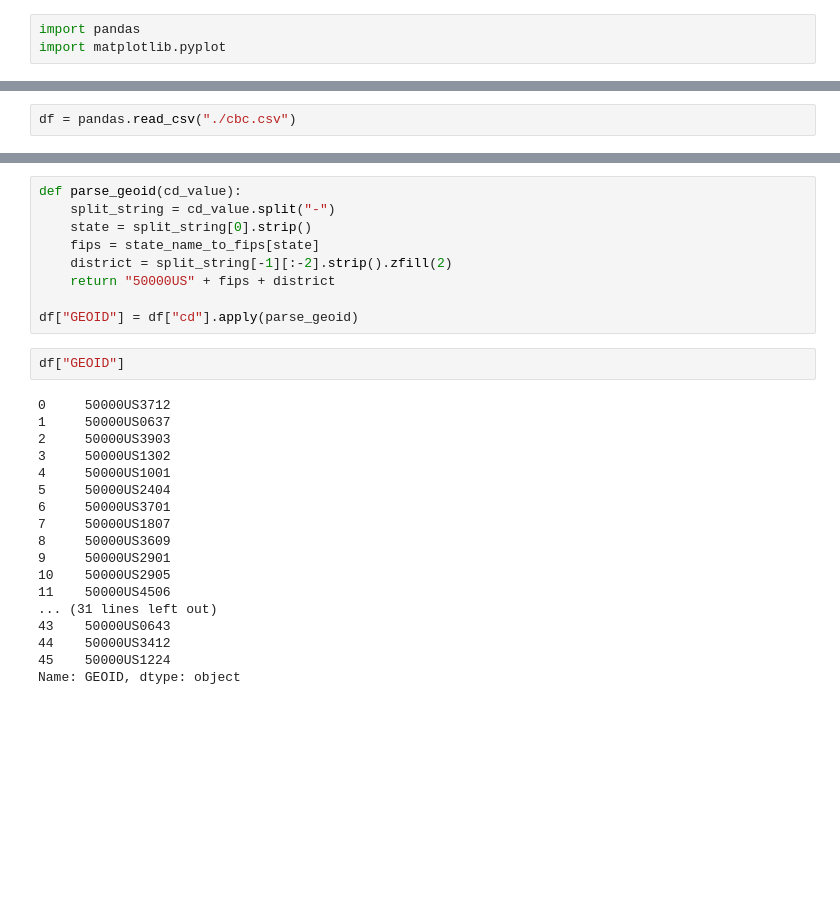
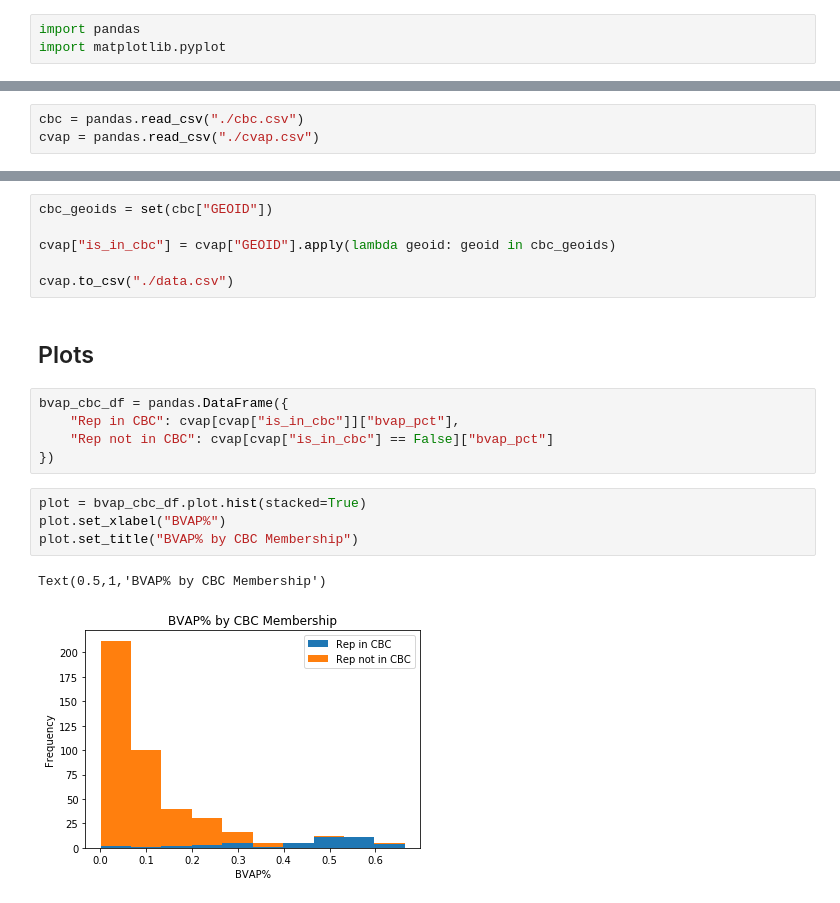
Before and after one commit to gerrymandr/bvap-cbc-notebook, a Jupyter notebook: BVAP_and_CBC.ipynb, the cells around one changed output, grey strips where cells are left out. Drawn from its saved outputs; the diff is of its cells as text; blank space fills up the shorter version.

```diff
--- a/BVAP_and_CBC.ipynb
+++ b/BVAP_and_CBC.ipynb
@@ -37,2 +20,3 @@ tidy_df.to_csv("./cvap.csv")
 # %%
-df = pandas.read_csv("./cbc.csv")
+cbc = pandas.read_csv("./cbc.csv")
+cvap = pandas.read_csv("./cvap.csv")
@@ -56,29 +23,20 @@ state_name_to_fips = {value: key for key, value in fips_to_state_name.items()}
-# %%
-def parse_geoid(cd_value):
-    split_string = cd_value.split("-")
-    state = split_string[0].strip()
-    fips = state_name_to_fips[state]
-    district = split_string[-1][:-2].strip().zfill(2)
-    return "50000US" + fips + district
-
-df["GEOID"] = df["cd"].apply(parse_geoid)
-# %%
-df["GEOID"]
-# %% [output]
-0     50000US3712
-1     50000US0637
-2     50000US3903
-3     50000US1302
-4     50000US1001
-5     50000US2404
-6     50000US3701
-7     50000US1807
-8     50000US3609
-9     50000US2901
-10    50000US2905
-11    50000US4506
-... (31 lines left out)
-43    50000US0643
-44    50000US3412
-45    50000US1224
-Name: GEOID, dtype: object
+# %%
+cbc_geoids = set(cbc["GEOID"])
+
+cvap["is_in_cbc"] = cvap["GEOID"].apply(lambda geoid: geoid in cbc_geoids)
+
+cvap.to_csv("./data.csv")
+# %% [markdown]
+## Plots
+# %%
+bvap_cbc_df = pandas.DataFrame({
+    "Rep in CBC": cvap[cvap["is_in_cbc"]]["bvap_pct"],
+    "Rep not in CBC": cvap[cvap["is_in_cbc"] == False]["bvap_pct"]
+})
+# %%
+plot = bvap_cbc_df.plot.hist(stacked=True)
+plot.set_xlabel("BVAP%")
+plot.set_title("BVAP% by CBC Membership")
+# %% [output]
+Text(0.5,1,'BVAP% by CBC Membership')
+[figure, added]
```
Also changed, not shown: parts of 11 cells of this notebook, 3 other files.
